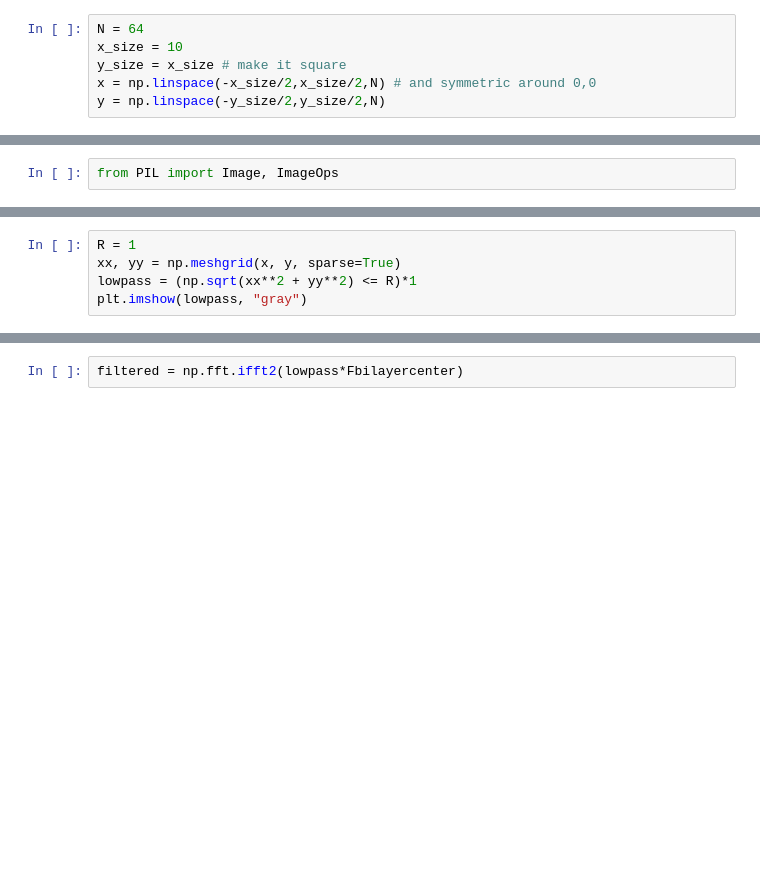
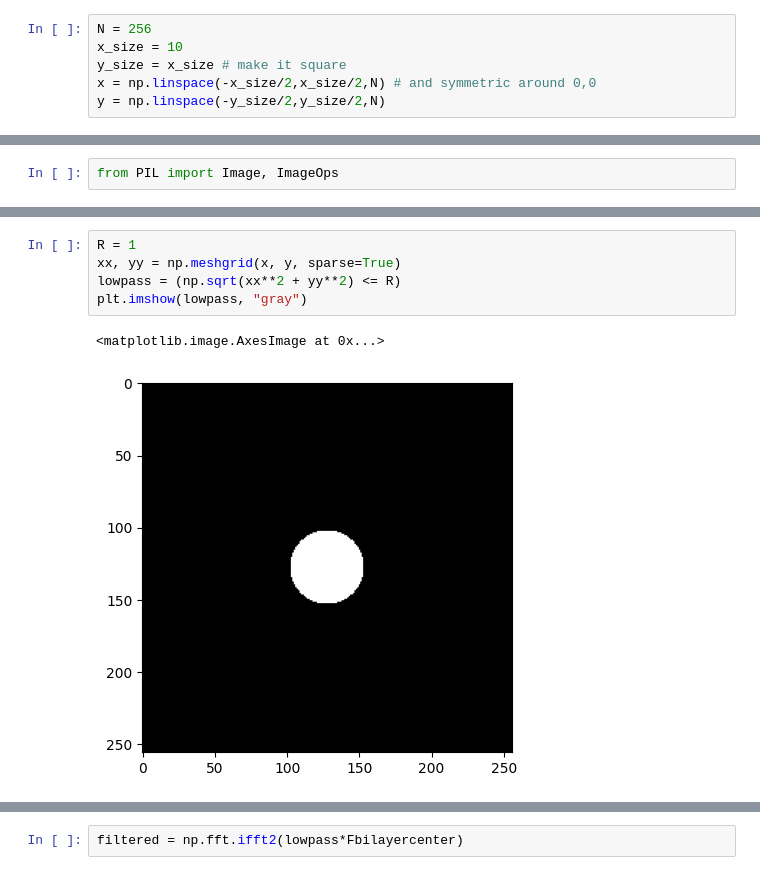
Before and after one commit to ubsuny/CompPhys, a Jupyter notebook: DataAnalysis/FFT/2Dfft.ipynb, the cells around one changed output, grey strips where cells are left out. Cells and saved outputs as stored; diff of their text form; blank space fills up the shorter version.

```diff
--- a/DataAnalysis/FFT/2Dfft.ipynb
+++ b/DataAnalysis/FFT/2Dfft.ipynb
@@ -13,7 +16,7 @@ It corresponds to the delta function / sine wave example in 1D.
 
 First let's generate a 2D plane $N*N$, ideally of size $N=2^n$.
 # %%
-N = 64
+N = 256
 x_size = 10
 y_size = x_size # make it square
 x = np.linspace(-x_size/2,x_size/2,N) # and symmetric around 0,0
@@ -55,7 +73,10 @@ plt.imshow(np.log(1+np.abs(Fbilayercenter)), "gray")
 # %%
 R = 1
 xx, yy = np.meshgrid(x, y, sparse=True)
-lowpass = (np.sqrt(xx**2 + yy**2) <= R)*1
+lowpass = (np.sqrt(xx**2 + yy**2) <= R)
 plt.imshow(lowpass, "gray")
+# %% [output]
+<matplotlib.image.AxesImage at 0x...>
+[figure, added]
 # %%
 plt.imshow(np.log(1+np.abs(lowpass*Fbilayercenter)), "gray")
```
Also changed, not shown: parts of 9 cells of this notebook, 8 other files.
